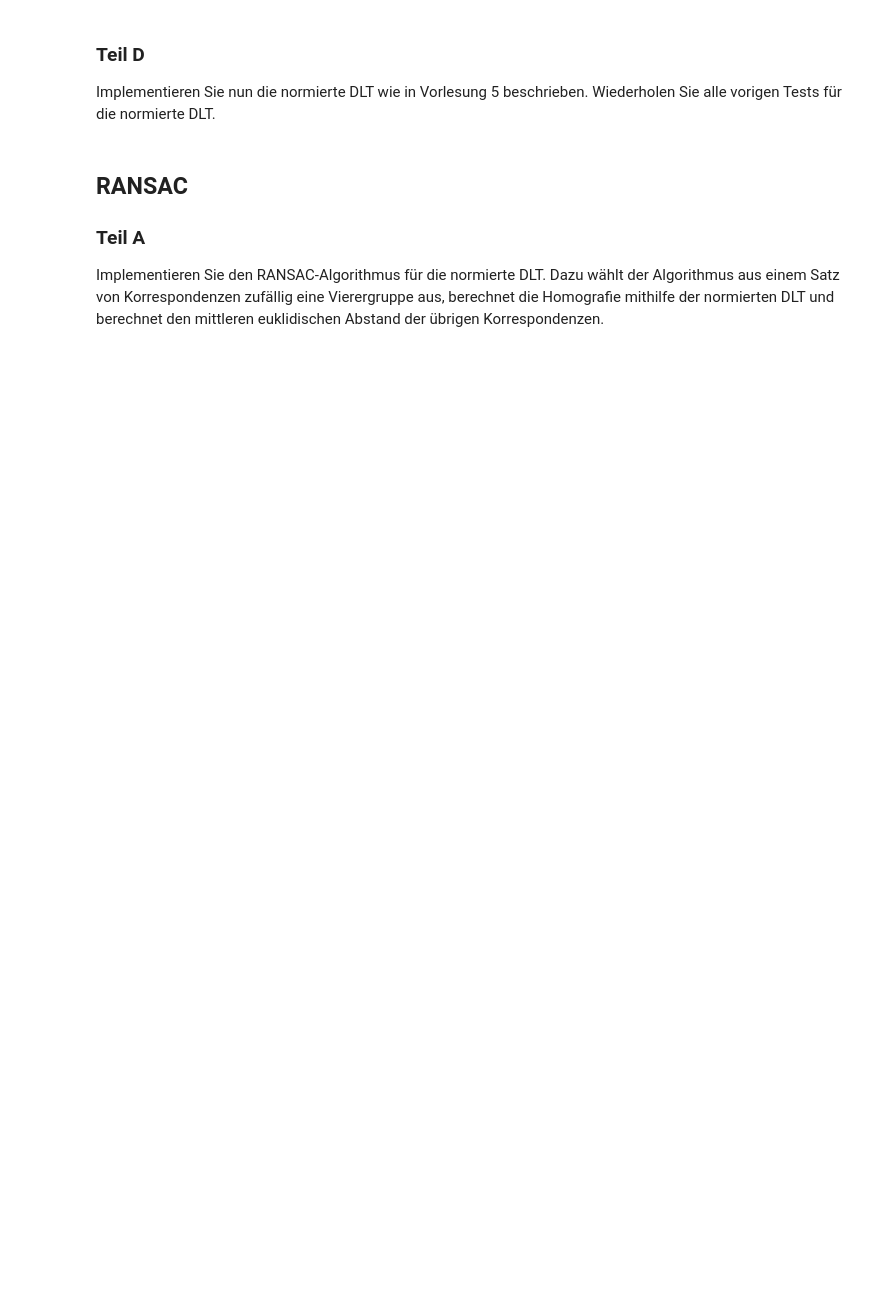
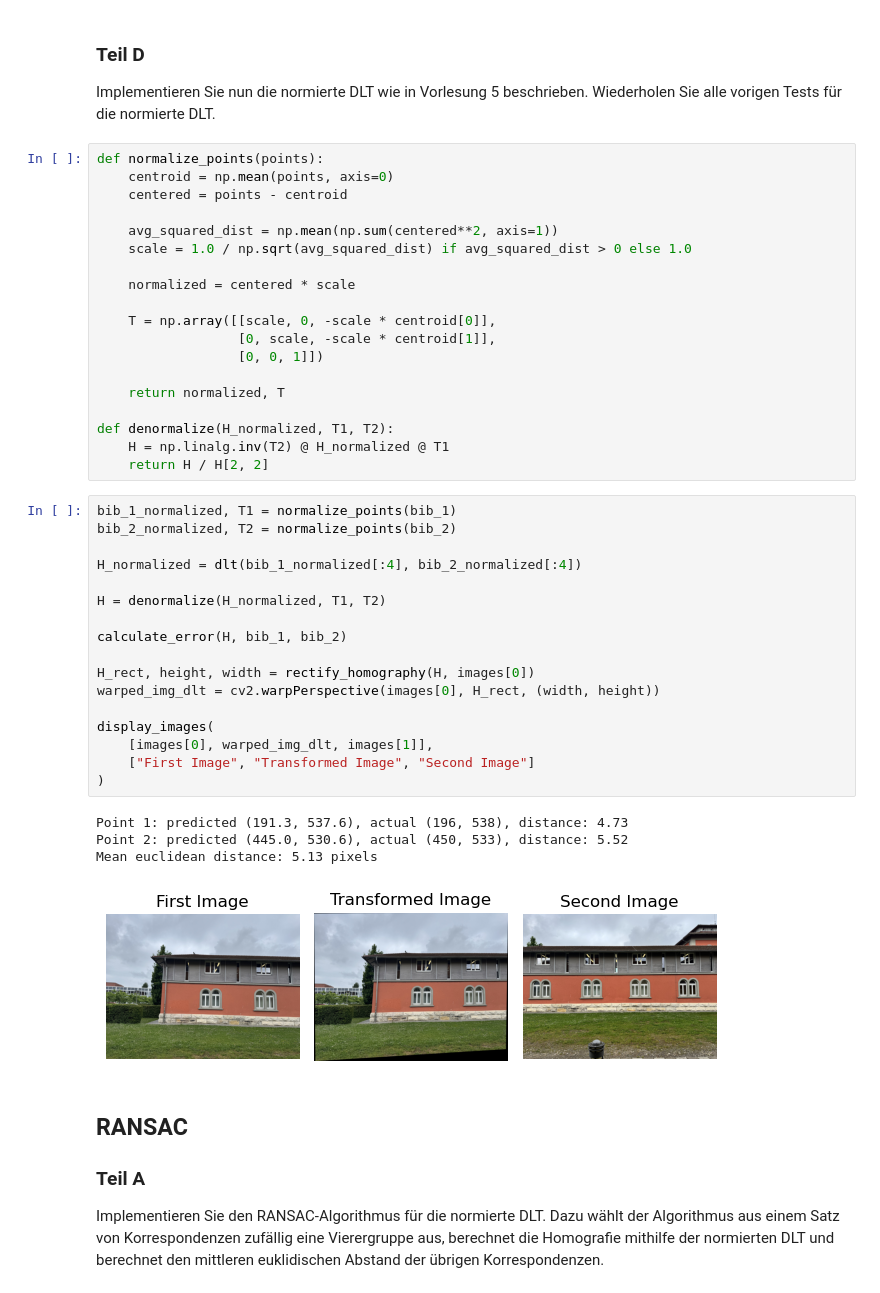
Before and after one commit to LordOfReinkeness/Computer_Vision_SoSe25, a Jupyter notebook: 04_RANSAC.ipynb, the cells around one changed output. Saved outputs shown, nothing was run; the diff lists cells and outputs as text; blank space fills up the shorter version.

```diff
--- a/04_RANSAC.ipynb
+++ b/04_RANSAC.ipynb
@@ -13,6 +82,47 @@ Aufbauend auf Übung 1, schreiben Sie eine Routine zur indirekten Umbildung eine
 # %% [markdown]
 ### Teil D
 Implementieren Sie nun die normierte DLT wie in Vorlesung 5 beschrieben. Wiederholen Sie alle vorigen Tests für die normierte DLT.
+# %%
+def normalize_points(points):
+    centroid = np.mean(points, axis=0)
+    centered = points - centroid
+
+    avg_squared_dist = np.mean(np.sum(centered**2, axis=1))
+    scale = 1.0 / np.sqrt(avg_squared_dist) if avg_squared_dist > 0 else 1.0
+
+    normalized = centered * scale
+
+    T = np.array([[scale, 0, -scale * centroid[0]],
+                  [0, scale, -scale * centroid[1]],
+                  [0, 0, 1]])
+
+    return normalized, T
+
+def denormalize(H_normalized, T1, T2):
+    H = np.linalg.inv(T2) @ H_normalized @ T1
+    return H / H[2, 2]
+# %%
+bib_1_normalized, T1 = normalize_points(bib_1)
+bib_2_normalized, T2 = normalize_points(bib_2)
+
+H_normalized = dlt(bib_1_normalized[:4], bib_2_normalized[:4])
+
+H = denormalize(H_normalized, T1, T2)
+
+calculate_error(H, bib_1, bib_2)
+
+H_rect, height, width = rectify_homography(H, images[0])
+warped_img_dlt = cv2.warpPerspective(images[0], H_rect, (width, height))
+
+display_images(
+    [images[0], warped_img_dlt, images[1]],
+    ["First Image", "Transformed Image", "Second Image"]
+)
+# %% [output]
+Point 1: predicted (191.3, 537.6), actual (196, 538), distance: 4.73
+Point 2: predicted (445.0, 530.6), actual (450, 533), distance: 5.52
+Mean euclidean distance: 5.13 pixels
+[figure, added]
 # %% [markdown]
 ## RANSAC
 ### Teil A
```
Also changed, not shown: parts of 15 cells of this notebook, 17 other files.
